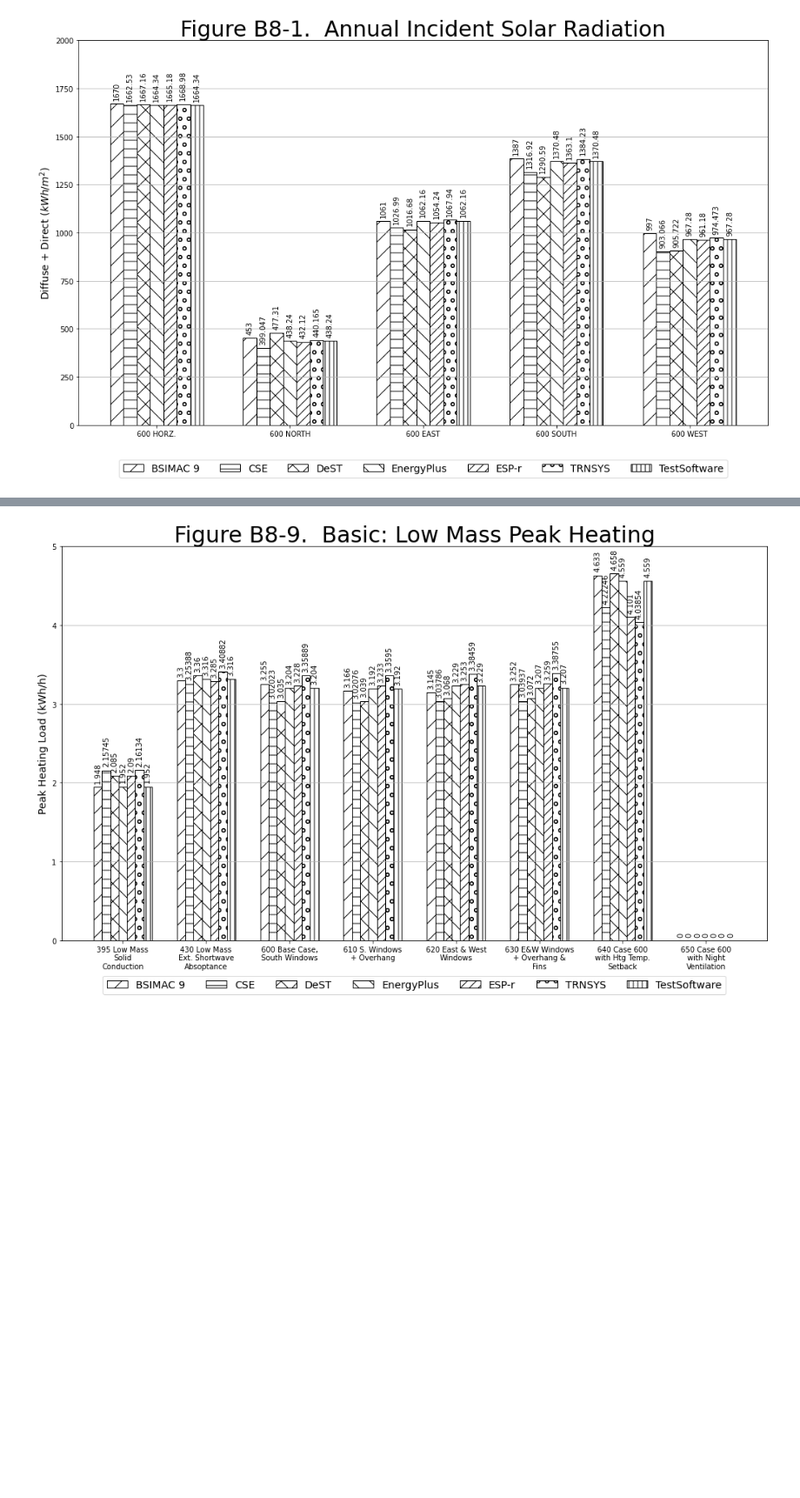
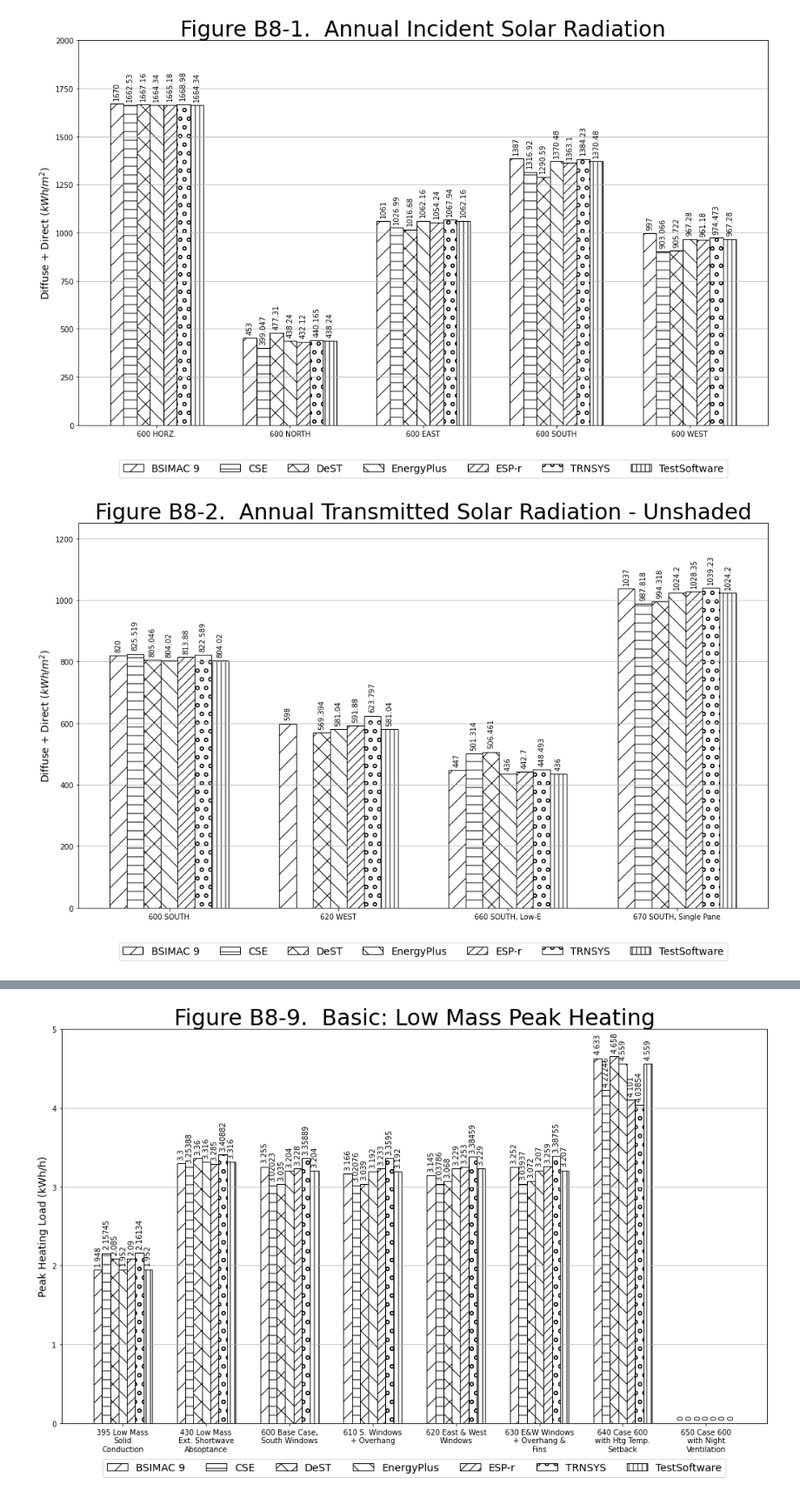
Before and after one commit to JasonGlazer/ashrae-140-automation, a Jupyter notebook: rendered/base/RESULTS5-2A.ipynb, the cells around one changed output, grey strips where cells are left out. Shown at 87% size. Saved outputs shown, nothing was run; the diff lists cells and outputs as text; code cells hidden in the pictures; blank space fills up the shorter version.

Commit message:
added charts for section 5-2a

```diff
--- a/rendered/base/RESULTS5-2A.ipynb
+++ b/rendered/base/RESULTS5-2A.ipynb
@@ -40,3 +40,8 @@ gr.render_section_5_2a_figure_b_8_1()
 plt.show();
 # %% [output]
 [figure]
+# %%
+gr.render_section_5_2a_figure_b_8_2()
+plt.show();
+# %% [output]
+[figure, added]
```
Also changed, not shown: parts of 2 cells of this notebook, 15 other files.
